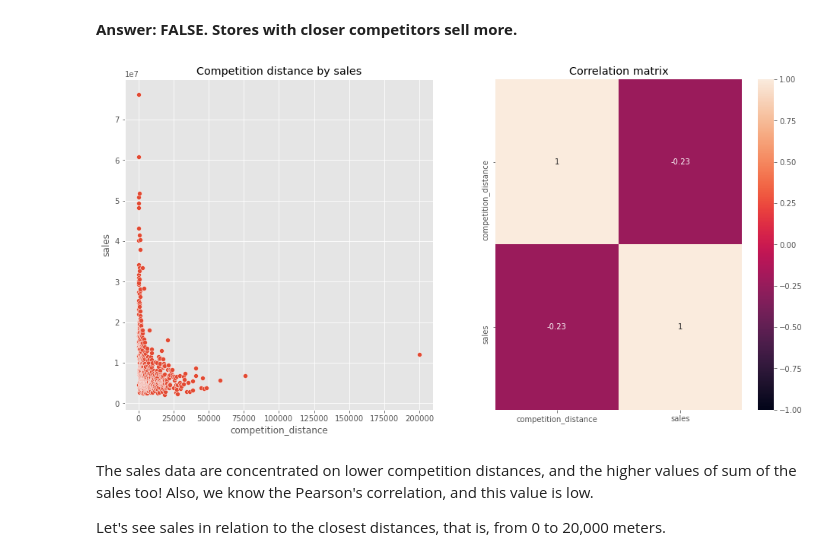
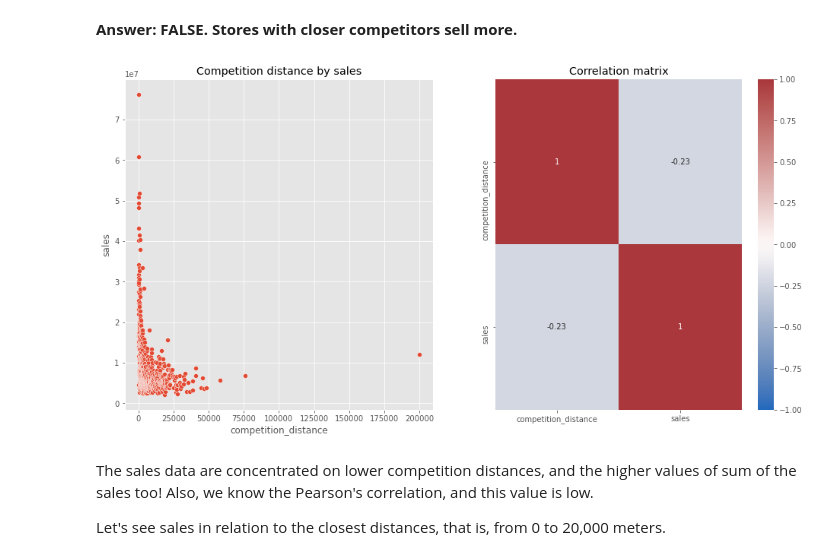
Before and after one commit to Emersonmiady/data-science-em-producao, a Jupyter notebook: rossman_store_sales.ipynb, the cells around one changed output. Saved outputs shown, nothing was run; the diff lists cells and outputs as text; code cells hidden in the pictures.

```diff
--- a/rossman_store_sales.ipynb
+++ b/rossman_store_sales.ipynb
@@ -1065,19 +1087,20 @@ It looks that extra assortment sales is growing up during the time!
 # %%
 # Competition distance df
 comp_dist_df = group_sales_by(['competition_distance'], df)
 
 # Scatterplot
 plt.figure(figsize=(16, 8))
 plt.subplot(1, 2, 1)
 sns.scatterplot(x='competition_distance', y='sales', data=comp_dist_df)
 plt.title('Competition distance by sales')
 
 # Heatmap
 plt.subplot(1, 2, 2)
-sns.heatmap(comp_dist_df.corr(method='pearson'), annot=True, vmin=-1, vmax=1)
+sns.heatmap(comp_dist_df.corr(method='pearson'), annot=True,
+            vmin=-1, vmax=1, cmap='vlag')
 plt.title('Correlation matrix');
 # %% [output]
-[figure, old version]
+[figure, new version]
 # %% [markdown]
 The sales data are concentrated on lower competition distances, and the higher values of sum of the sales too! Also, we know the Pearson's correlation, and this value is low.
 
```
Also changed, not shown: parts of 40 cells of this notebook.
